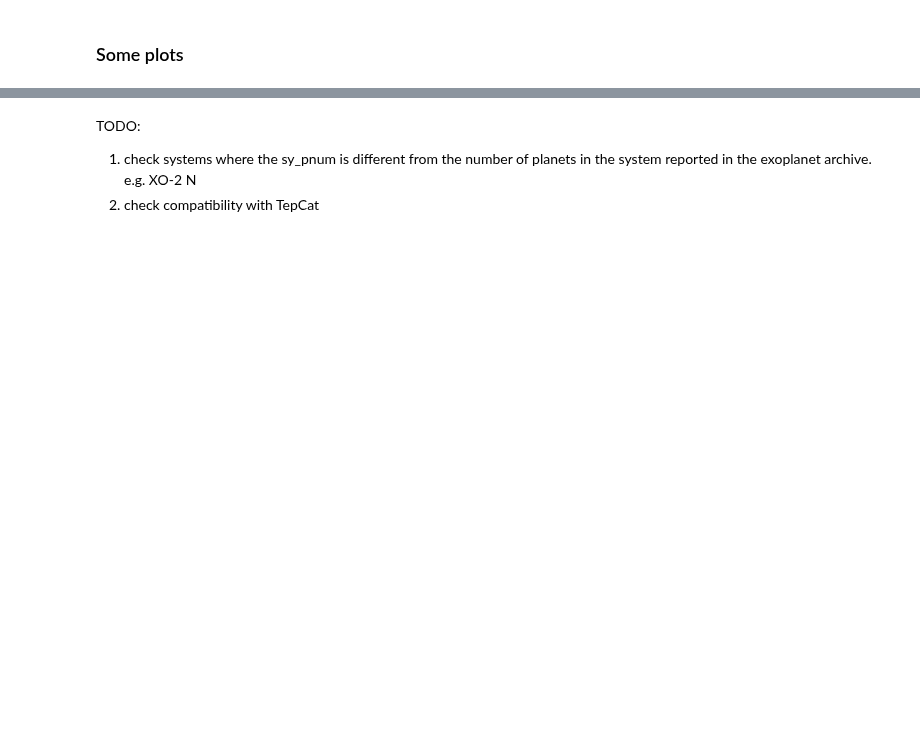
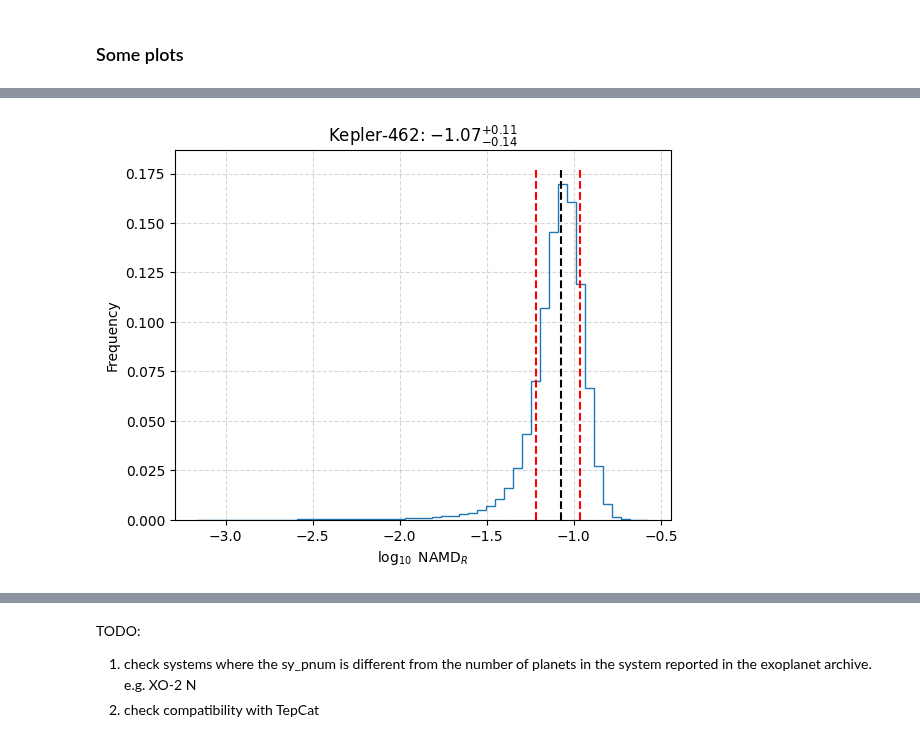
Before and after one commit to abocchieri/ExoNAMD, a Jupyter notebook: notebook/custom.ipynb, the cells around one changed output, grey strips where cells are left out. Cells and saved outputs as stored; diff of their text form; code cells hidden in the pictures; blank space fills up the shorter version.

```diff
--- a/notebook/custom.ipynb
+++ b/notebook/custom.ipynb
@@ -484,0 +426,9 @@ logger.info("Plot done")
+# %%
+plot_host_namd(
+    df=df,
+    hostname="Kepler-462",
+    kind="rel",
+    Npt=Npt,
+    threshold=threshold,
+)
+# %% [output]
@@ -484,0 +440 @@ logger.info("Plot done")
+[figure, added]
```
Also changed, not shown: parts of 28 cells of this notebook, 9 other files.
